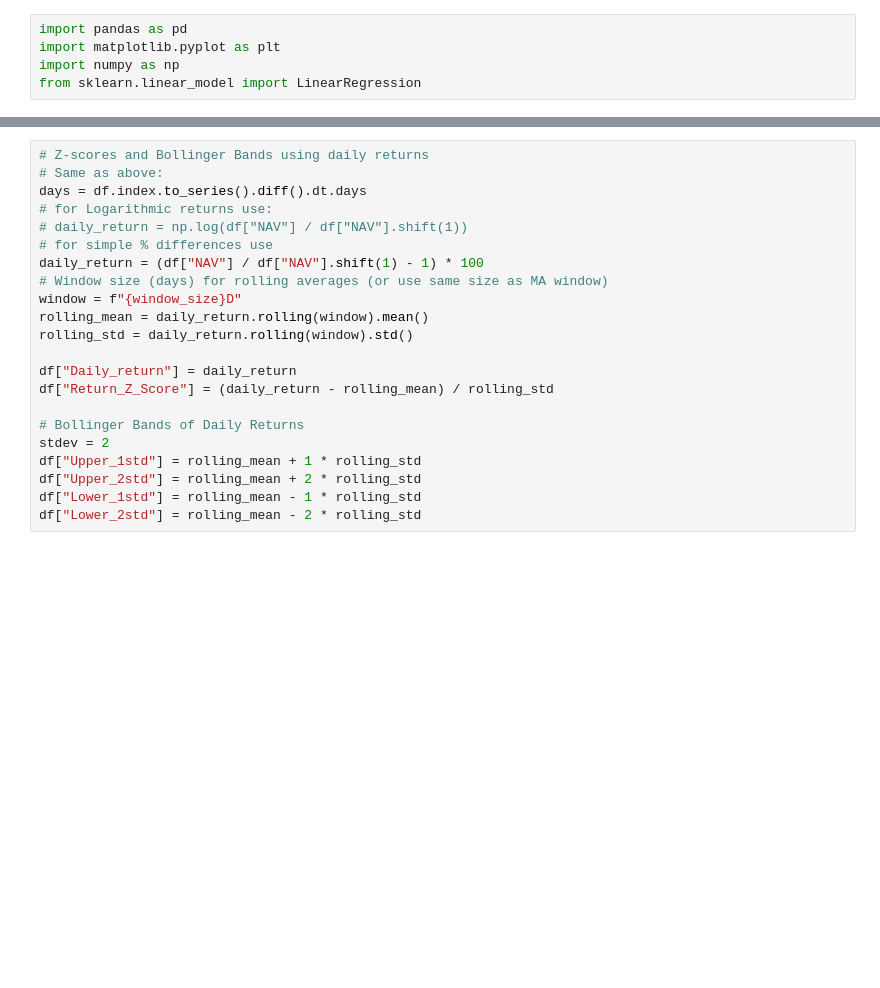
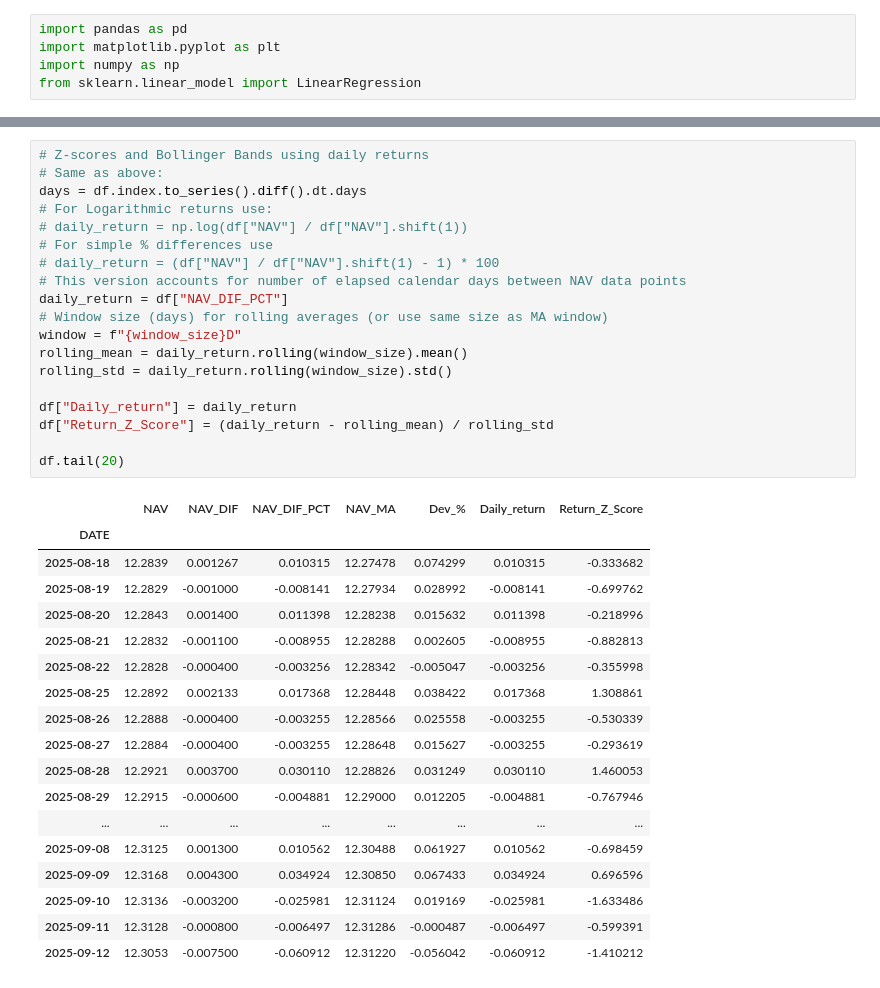
Before and after one commit to jbrucker/mm-analyzer, a Jupyter notebook: mm_trends.ipynb, the cells around one changed output, grey strips where cells are left out. Saved outputs shown, nothing was run; the diff lists cells and outputs as text; blank space fills up the shorter version.

```diff
--- a/mm_trends.ipynb
+++ b/mm_trends.ipynb
@@ -76,25 +75,41 @@ df.tail(20)
 # %%
 # Z-scores and Bollinger Bands using daily returns
 # Same as above:
 days = df.index.to_series().diff().dt.days
-# for Logarithmic returns use:
+# For Logarithmic returns use:
 # daily_return = np.log(df["NAV"] / df["NAV"].shift(1))
-# for simple % differences use
-daily_return = (df["NAV"] / df["NAV"].shift(1) - 1) * 100
+# For simple % differences use
+# daily_return = (df["NAV"] / df["NAV"].shift(1) - 1) * 100
+# This version accounts for number of elapsed calendar days between NAV data points
+daily_return = df["NAV_DIF_PCT"]
 # Window size (days) for rolling averages (or use same size as MA window)
 window = f"{window_size}D"
-rolling_mean = daily_return.rolling(window).mean()
-rolling_std = daily_return.rolling(window).std()
+rolling_mean = daily_return.rolling(window_size).mean()
+rolling_std = daily_return.rolling(window_size).std()
 
 df["Daily_return"] = daily_return
 df["Return_Z_Score"] = (daily_return - rolling_mean) / rolling_std
 
-# Bollinger Bands of Daily Returns
-stdev = 2
-df["Upper_1std"] = rolling_mean + 1 * rolling_std
-df["Upper_2std"] = rolling_mean + 2 * rolling_std
-df["Lower_1std"] = rolling_mean - 1 * rolling_std
-df["Lower_2std"] = rolling_mean - 2 * rolling_std
+df.tail(20)
+# %% [output]
+|  | NAV | NAV_DIF | NAV_DIF_PCT | NAV_MA | Dev_% | Daily_return | Return_Z_Score |
+| DATE |  |  |  |  |  |  |  |
+| 2025-08-18 | 12.2839 | 0.001267 | 0.010315 | 12.27478 | 0.074299 | 0.010315 | -0.333682 |
+| 2025-08-19 | 12.2829 | -0.001000 | -0.008141 | 12.27934 | 0.028992 | -0.008141 | -0.699762 |
+| 2025-08-20 | 12.2843 | 0.001400 | 0.011398 | 12.28238 | 0.015632 | 0.011398 | -0.218996 |
+| 2025-08-21 | 12.2832 | -0.001100 | -0.008955 | 12.28288 | 0.002605 | -0.008955 | -0.882813 |
+| 2025-08-22 | 12.2828 | -0.000400 | -0.003256 | 12.28342 | -0.005047 | -0.003256 | -0.355998 |
+| 2025-08-25 | 12.2892 | 0.002133 | 0.017368 | 12.28448 | 0.038422 | 0.017368 | 1.308861 |
+| 2025-08-26 | 12.2888 | -0.000400 | -0.003255 | 12.28566 | 0.025558 | -0.003255 | -0.530339 |
+| 2025-08-27 | 12.2884 | -0.000400 | -0.003255 | 12.28648 | 0.015627 | -0.003255 | -0.293619 |
+| 2025-08-28 | 12.2921 | 0.003700 | 0.030110 | 12.28826 | 0.031249 | 0.030110 | 1.460053 |
+| 2025-08-29 | 12.2915 | -0.000600 | -0.004881 | 12.29000 | 0.012205 | -0.004881 | -0.767946 |
+| ... | ... | ... | ... | ... | ... | ... | ... |
+| 2025-09-08 | 12.3125 | 0.001300 | 0.010562 | 12.30488 | 0.061927 | 0.010562 | -0.698459 |
+| 2025-09-09 | 12.3168 | 0.004300 | 0.034924 | 12.30850 | 0.067433 | 0.034924 | 0.696596 |
+| 2025-09-10 | 12.3136 | -0.003200 | -0.025981 | 12.31124 | 0.019169 | -0.025981 | -1.633486 |
+| 2025-09-11 | 12.3128 | -0.000800 | -0.006497 | 12.31286 | -0.000487 | -0.006497 | -0.599391 |
+| 2025-09-12 | 12.3053 | -0.007500 | -0.060912 | 12.31220 | -0.056042 | -0.060912 | -1.410212 |
 # %%
 # Plot NAV, SMA, and Bollinger Bands
 # Plot recent data instead of entire df
```
Also changed, not shown: parts of 5 cells of this notebook, 10 other files.
